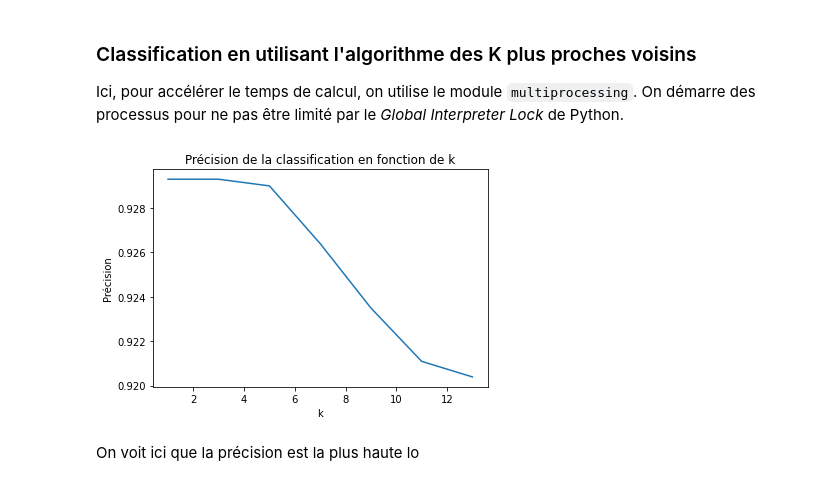
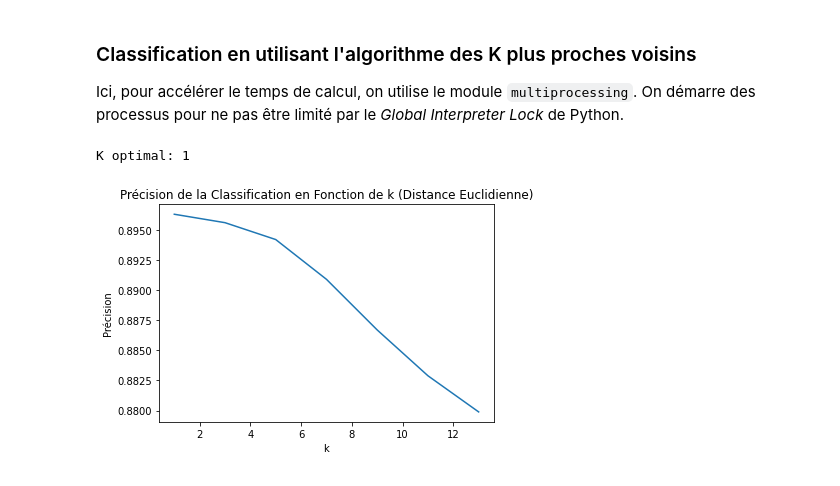
Before and after one commit to the-zucc/IFT3700-TP1, a Jupyter notebook: Travail1.ipynb, the cells around one changed output. Saved outputs shown, nothing was run; the diff lists cells and outputs as text; code cells hidden in the pictures.

```diff
--- a/Travail1.ipynb
+++ b/Travail1.ipynb
@@ -160,0 +150,9 @@ précalcul des eta_ij pour le jeu de données de tests
+# %%
+from sklearn.neighbors import KNeighborsClassifier
+
+classifier = KNeighborsClassifier(n_neighbors=13)
+classifier.fit(X_train_etaij, Y_train)
+
+x_to_classify=X_test[0]
+etaij_x = compute_eta_ij(x_to_classify)
+print(classifier.predict(np.array([etaij_x])))
@@ -220,6 +218,7 @@ Ici, pour accélérer le temps de calcul, on utilise le module `multiprocessing`
 # %%
 from multiprocessing import Process
 from multiprocessing.sharedctypes import Array
+from sklearn.neighbors import KNeighborsClassifier
 import math
 #on va utiliser ici du multi-processing pour travailler autour du GIL de Python,
 #on va démarrer plusieurs processus et travailler sur des variables partagées
@@ -278,29 +277,25 @@ def classify_KNN(aX_train, aY_train, aX_test, aY_test, max_neighbors, multi_proc
         #retourner les paires de K et de précision
         return np.array([np.array(k_range), accuracy])
     else:
-        for k in range(max_neighbors):
+        for k in tqdm(range(max_neighbors)):
             if k % 2 != 0:
                 classifier = KNeighborsClassifier(n_neighbors=1)
                 classifier.fit(aX_train, aY_train)
                 print(classifier.score(aX_test, aY_test))
 
+def plot_KNN_results(dist_name, k_and_acc_vects):
+    filtered_results = [[],[]]
+    for i in range(len(k_and_acc_vects[0])):
+        if i % 2 == 1:
+            filtered_results[0].append(k_and_acc_vects[0][i])
+            filtered_results[1].append(k_and_acc_vects[1][i])
 
-resultats_KNN = classify_KNN(X_train[1:10000], Y_train[1:10000], X_test[1:10000], Y_test[1:10000], 15, True)
+    filtered_results = np.array(filtered_results)
+
+    print(f"K optimal: {int(filtered_results[0][np.argmax(filtered_results[1])])}")
+
+    plt.plot(filtered_results[0], filtered_results[1])
+    plt.xlabel('k')
+    plt.ylabel('Précision')
+    plt.title(f'Précision de la Classification en Fonction de k ({dist_name})')
+    plt.show()
-# %%
-resultats_KNN_filtres = [[],[]]
-
-for i in range(len(resultats_KNN[0])):
-    if i % 2 == 1:
-        resultats_KNN_filtres[0].append(resultats_KNN[0][i])
-        resultats_KNN_filtres[1].append(resultats_KNN[1][i])
-
-resultats_KNN_filtres = np.array(resultats_KNN_filtres)
-plt.plot(resultats_KNN_filtres[0], resultats_KNN_filtres[1])
-plt.xlabel('k')
-plt.ylabel('Précision')
-plt.title('Précision de la classification en fonction de k')
-plt.show()
-# %% [output]
-[figure, removed]
-# %% [markdown]
-On voit ici que la précision est la plus haute lo
@@ -308,0 +302,6 @@ resultats_KNN = classify_KNN(X_train_etaij, Y_train, X_test_etaij, Y_test, 15, F
+# %%
+resultats_KNN = classify_KNN(X_train[1:3000], Y_train[1:3000], X_test[1:10000], Y_test[1:10000], 15, True)
+plot_KNN_results("Distance Euclidienne", resultats_KNN)
+# %% [output]
+K optimal: 1
+[figure, added]
```
Also changed, not shown: parts of 14 cells of this notebook.
